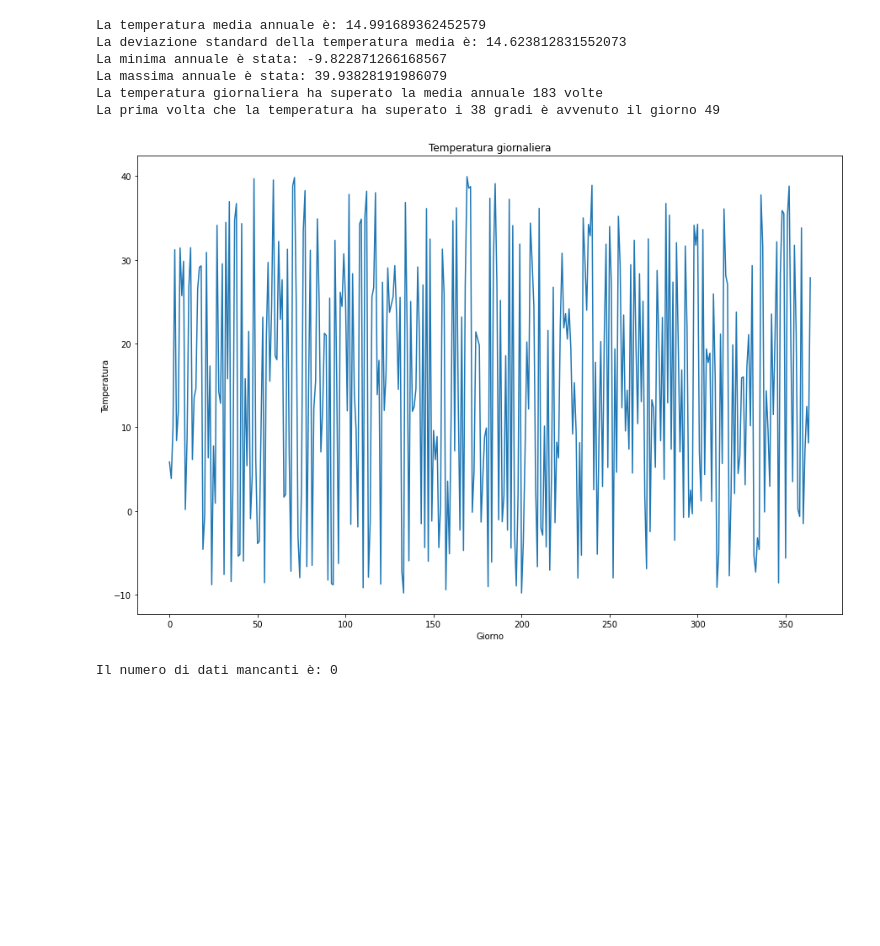
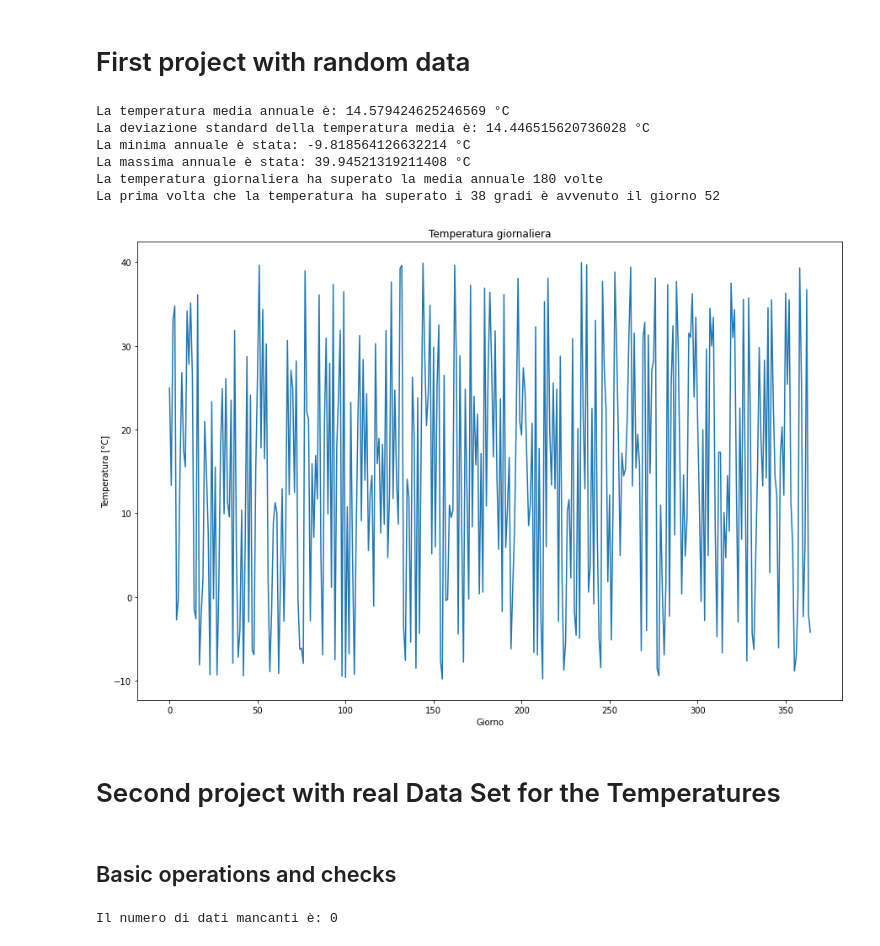
Before and after one commit to alepini88/NumPy-Fundamentals-Exercises-and-Projects, a Jupyter notebook: Numpy Mini progetto temperature e statistica.ipynb, the cells around one changed output. Saved outputs shown, nothing was run; the diff lists cells and outputs as text; code cells hidden in the pictures; blank space fills up the shorter version.

```diff
--- a/Numpy Mini progetto temperature e statistica.ipynb
+++ b/Numpy Mini progetto temperature e statistica.ipynb
@@ -1,6 +1,8 @@
+# %% [markdown]
+# First project with random data
 # %%
 # 1 Uso Numpy per analizzare le temperature di un anno ed estrarre alcune informazioni di base
-# 1.1 Genero io la distribuzione delle temperature usando il pacchetto random
+# 1.1 Genero la distribuzione delle temperature usando il pacchetto random
 
 import numpy as np
 import random
@@ -10,45 +12,49 @@ import matplotlib.pyplot as plt
 n_giorni = 365 # numero di giorni
 T_max = 40 # Temperatura minima
 T_min = -10 # Temperatura massima
 temperature = np.random.uniform(T_min, T_max, size = n_giorni) # Temperature annue generate con una distribuzione uniforme
 
-# Valutazione delle temperatura media, deviazione standard, minima e massima
+# Valutazione delle temperatura media, deviazione standard, temperatura minima e massima
 media = np.mean(temperature) # Temperatura media annuale
-deviazione_standard = np.std(temperature) # Deviazione standard
+deviazione_standard = np.std(temperature) # Deviazione standard della media
 minima = np.min(temperature) # Temperatura minima
 massima = np.max(temperature) # Temperatura massima
 
 # Stampo a schermo le informazioni relative alla media, std, minima e massima
-print("La temperatura media annuale è:", media)
-print("La deviazione standard della temperatura media è:", deviazione_standard)
-print("La minima annuale è stata:", minima)
-print("La massima annuale è stata:", massima)
+print("La temperatura media annuale è:", media, "°C")
+print("La deviazione standard della temperatura media è:", deviazione_standard, "°C")
+print("La minima annuale è stata:", minima, "°C")
+print("La massima annuale è stata:", massima, "°C")
 
 # Valuto quanti giorni sono stati piu' caldi della media
 giorni_caldi = np.where(temperature >= media, 1 ,0).sum()
 print("La temperatura giornaliera ha superato la media annuale", giorni_caldi, "volte")
 # Valuto qual'è stato il primo giorno in cui la temperatura ha superato i 38 gradi
 print("La prima volta che la temperatura ha superato i 38 gradi è avvenuto il giorno", (temperature > 38).argmax()+1)
 
 
 # Conversione da gradi Celsius a Fahrenheit
 temperature_F = temperature*1.8 +32
 
 
 
 # Grafico delle temperature VS giorno dell'anno
 plt.figure(figsize=(15,10))
 plt.plot(temperature[:])
 plt.xlabel("Giorno")
-plt.ylabel("Temperatura")
+plt.ylabel("Temperatura [°C]")
 plt.title("Temperatura giornaliera")
 plt.show()
 # %% [output]
-La temperatura media annuale è: 14.991689362452579
-La deviazione standard della temperatura media è: 14.623812831552073
-La minima annuale è stata: -9.822871266168567
-La massima annuale è stata: 39.93828191986079
-La temperatura giornaliera ha superato la media annuale 183 volte
-La prima volta che la temperatura ha superato i 38 gradi è avvenuto il giorno 49
+La temperatura media annuale è: 14.579424625246569 °C
+La deviazione standard della temperatura media è: 14.446515620736028 °C
+La minima annuale è stata: -9.818564126632214 °C
+La massima annuale è stata: 39.94521319211408 °C
+La temperatura giornaliera ha superato la media annuale 180 volte
+La prima volta che la temperatura ha superato i 38 gradi è avvenuto il giorno 52
-[figure, old version]
+[figure, new version]
+# %% [markdown]
+# Second project with real Data Set for the Temperatures
+# %% [markdown]
+## Basic operations and checks
 # %%
```
Also changed, not shown: parts of 22 cells of this notebook.
